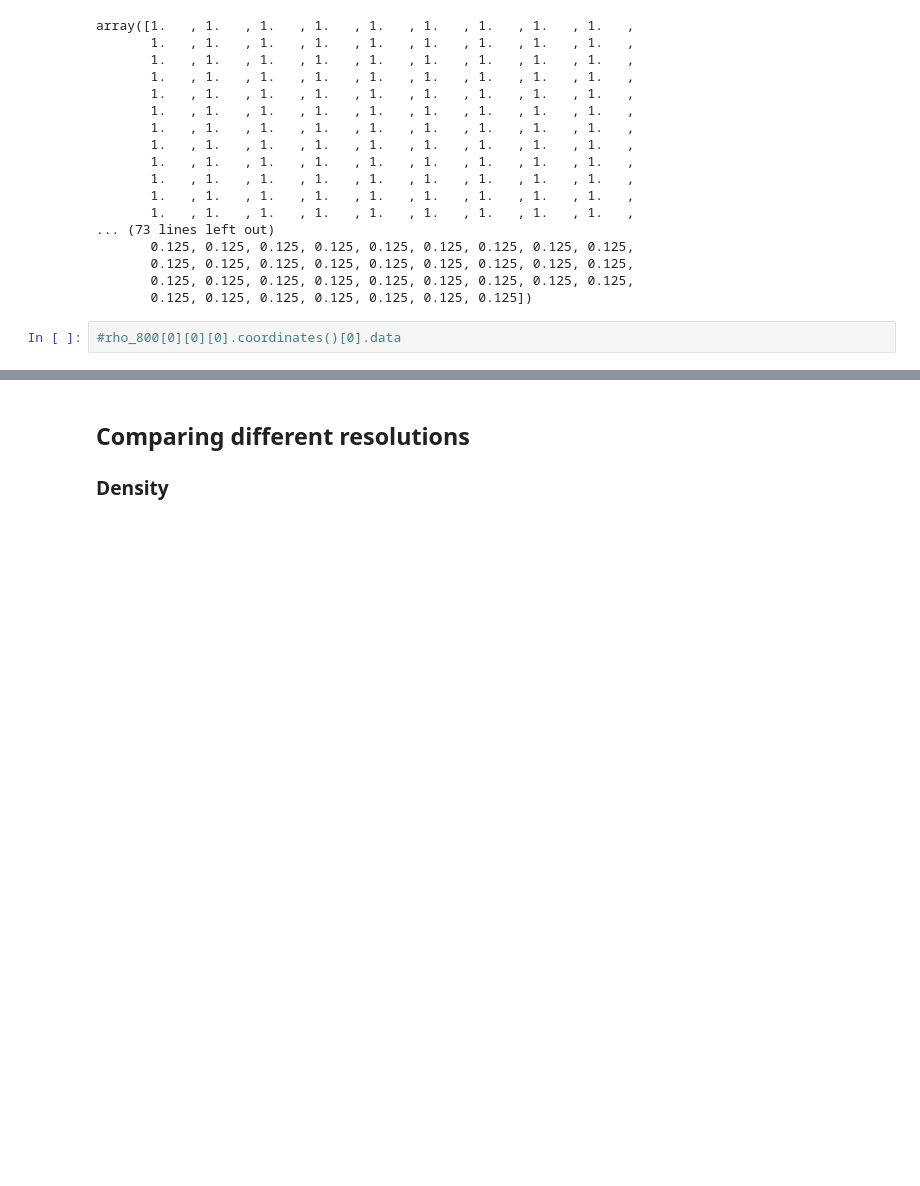
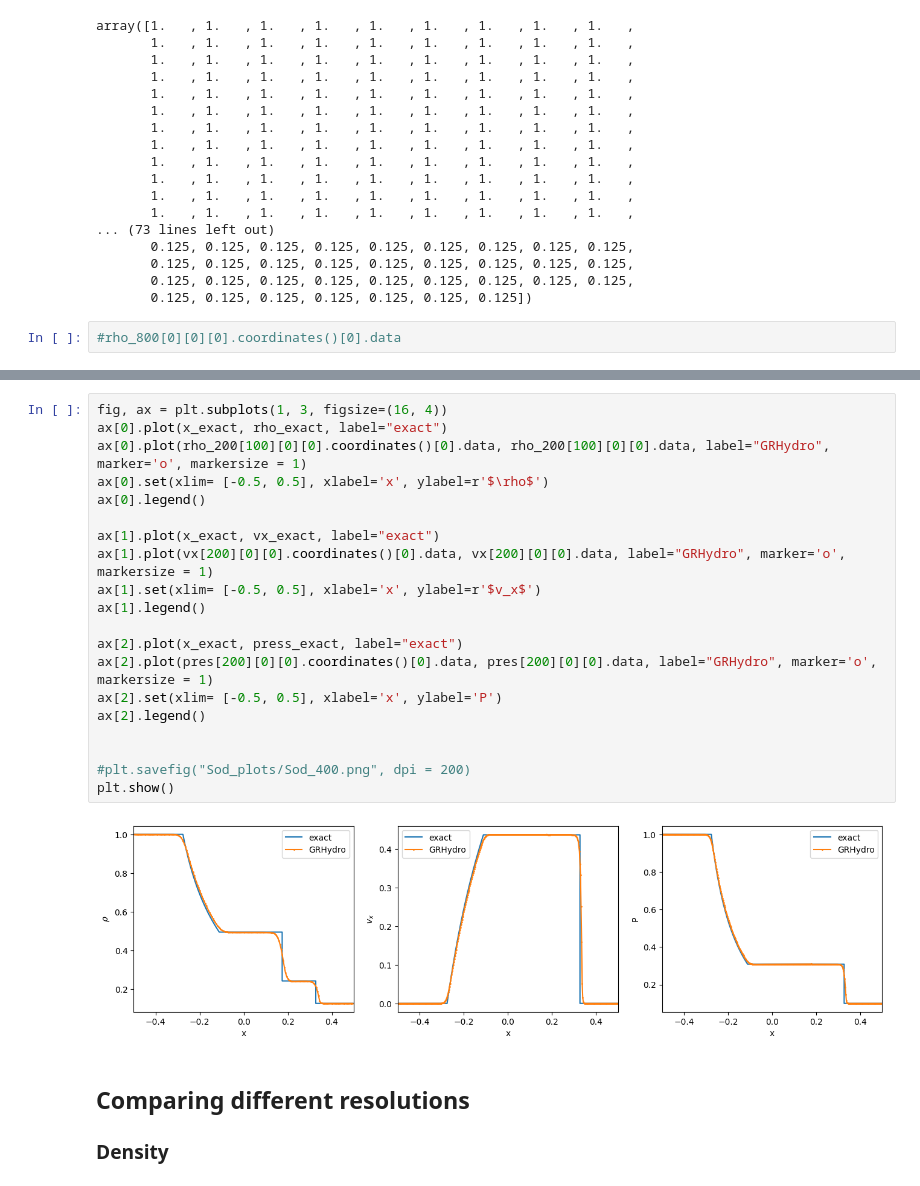
Before and after one commit to lisam10/numerical_relativity_2025, a Jupyter notebook: Einstein_Toolkit_Tutorials/ETK_1D_plots.ipynb, the cells around one changed output, grey strips where cells are left out. Drawn from its saved outputs; the diff is of its cells as text; blank space fills up the shorter version.

```diff
--- a/Einstein_Toolkit_Tutorials/ETK_1D_plots.ipynb
+++ b/Einstein_Toolkit_Tutorials/ETK_1D_plots.ipynb
@@ -162,3 +170,25 @@ plt.show()
+# %%
+fig, ax = plt.subplots(1, 3, figsize=(16, 4))
+ax[0].plot(x_exact, rho_exact, label="exact")
+ax[0].plot(rho_200[100][0][0].coordinates()[0].data, rho_200[100][0][0].data, label="GRHydro", marker='o', markersize = 1)
+ax[0].set(xlim= [-0.5, 0.5], xlabel='x', ylabel=r'$\rho$')
+ax[0].legend()
+
+ax[1].plot(x_exact, vx_exact, label="exact")
+ax[1].plot(vx[200][0][0].coordinates()[0].data, vx[200][0][0].data, label="GRHydro", marker='o', markersize = 1)
+ax[1].set(xlim= [-0.5, 0.5], xlabel='x', ylabel=r'$v_x$')
+ax[1].legend()
+
+ax[2].plot(x_exact, press_exact, label="exact")
+ax[2].plot(pres[200][0][0].coordinates()[0].data, pres[200][0][0].data, label="GRHydro", marker='o', markersize = 1)
+ax[2].set(xlim= [-0.5, 0.5], xlabel='x', ylabel='P')
+ax[2].legend()
+
+
+#plt.savefig("Sod_plots/Sod_400.png", dpi = 200)
+plt.show()
+# %% [output]
+[figure, added]
 # %% [markdown]
 ## Comparing different resolutions
 ### Density
```
Also changed, not shown: parts of 8 cells of this notebook, 1 other file.
